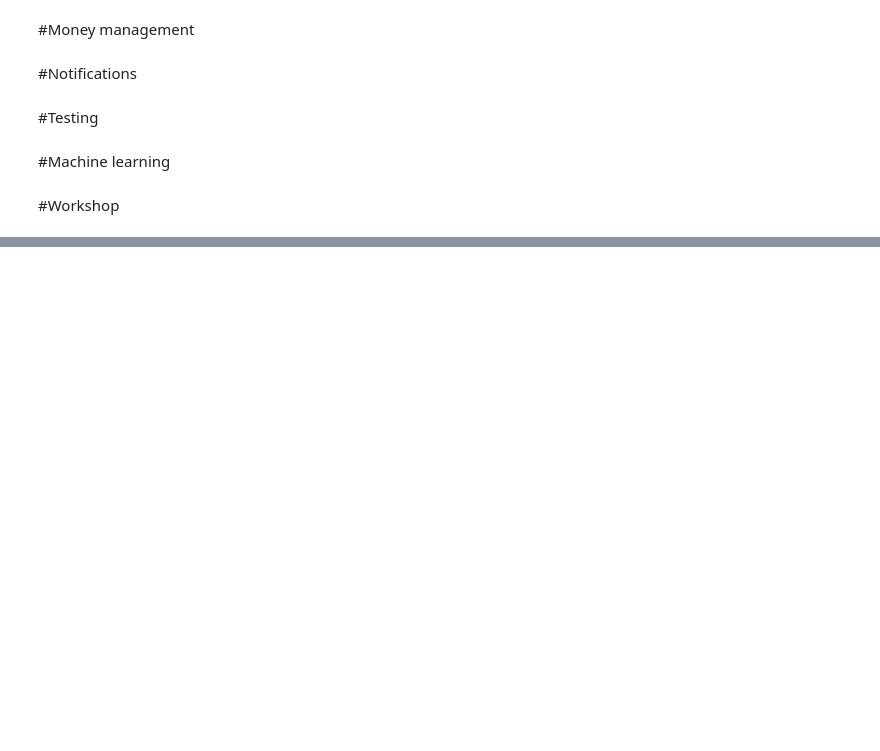
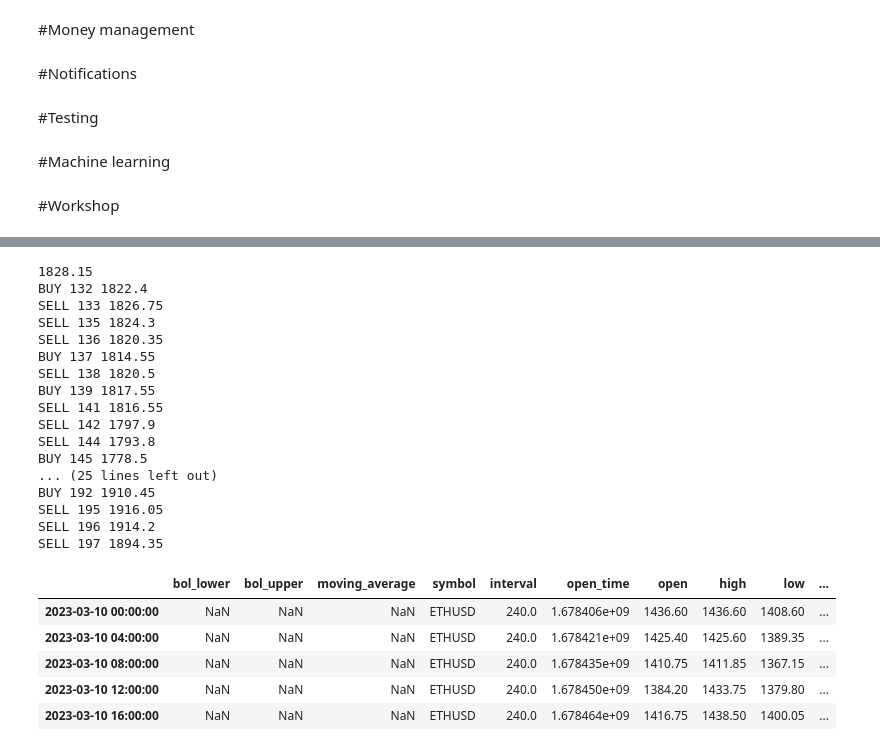
Before and after one commit to Lasttrader/LT_finance_and_trading, a Jupyter notebook: 09_04_2023_fintech.ipynb, the cells around one changed output, grey strips where cells are left out. Drawn from its saved outputs; the diff is of its cells as text; code cells hidden in the pictures; blank space fills up the shorter version.

```diff
--- a/09_04_2023_fintech.ipynb
+++ b/09_04_2023_fintech.ipynb
@@ -438,0 +532,57 @@ plt.show()
+# %%
+# simple trader
+data['long_position'] = None
+data['long_stop_loss'] = None
+data['long_take_profit'] = None
+
+data['short_position'] = None
+data['short_stop_loss'] = None
+data['short_take_profit'] = None
+
+long_position_list = []
+long_stop_loss_list = []
+long_take_profit_list = []
+
+short_position_list = []
+short_stop_loss_list = []
+short_take_profit_list = []
+
+for i in range(len(data['high'])):
+  #check the trend
+  if (data['high'][i] > data['high'][i-1]) & (data['low'][i] > data['low'][i-1]) & (data['close'][i] > data['close'][i-1]):
+    print(f'BUY {i}', data['close'][i-1])
+
+    #open long position
+    long_position = data['close'][i-1]
+    data['long_position'][i] = long_position
+    long_position_list.append(long_position)
+
+    #place SL
+    stop_loss = data['low'][i-1] - 10
+    data['long_stop_loss'][i] = stop_loss
+    long_stop_loss_list.append(stop_loss)
+
+    #place TP
+    take_profit = long_position + (long_position - stop_loss) * 3
+    data['long_take_profit'][i] = take_profit
+    long_take_profit_list.append(take_profit)
+
+  if (data['high'][i] < data['high'][i-1]) & (data['low'][i] < data['low'][i-1]) & (data['close'][i] < data['close'][i-1]):
+    print(f'SELL {i}', data['close'][i-1])
+
+    short_position = data['close'][i-1]
+    data['short_position'][i] = short_position
+    short_position_list.append(short_position)
+
+    #place SL
+    short_stop_loss = data['high'][i-1] + 10
+    data['short_stop_loss'][i] = short_stop_loss
+    short_stop_loss_list.append(short_stop_loss)
+
+    #place TP
+    short_take_profit = short_position - (short_stop_loss - short_position) * 3
+    data['short_take_profit'][i] = short_take_profit
+    short_take_profit_list.append(short_take_profit)
+
+data.head(5)
+# %% [output]
@@ -438,0 +623,23 @@ plt.show()
+1828.15
+BUY 132 1822.4
+SELL 133 1826.75
+SELL 135 1824.3
+SELL 136 1820.35
+BUY 137 1814.55
+SELL 138 1820.5
+BUY 139 1817.55
+SELL 141 1816.55
+SELL 142 1797.9
+SELL 144 1793.8
+BUY 145 1778.5
+... (25 lines left out)
+BUY 192 1910.45
+SELL 195 1916.05
+SELL 196 1914.2
+SELL 197 1894.35
+|  | bol_lower | bol_upper | moving_average | symbol | interval | open_time | open | high | low | ... |
+| 2023-03-10 00:00:00 | NaN | NaN | NaN | ETHUSD | 240.0 | 1.678406e+09 | 1436.60 | 1436.60 | 1408.60 | ... |
+| 2023-03-10 04:00:00 | NaN | NaN | NaN | ETHUSD | 240.0 | 1.678421e+09 | 1425.40 | 1425.60 | 1389.35 | ... |
+| 2023-03-10 08:00:00 | NaN | NaN | NaN | ETHUSD | 240.0 | 1.678435e+09 | 1410.75 | 1411.85 | 1367.15 | ... |
+| 2023-03-10 12:00:00 | NaN | NaN | NaN | ETHUSD | 240.0 | 1.678450e+09 | 1384.20 | 1433.75 | 1379.80 | ... |
+| 2023-03-10 16:00:00 | NaN | NaN | NaN | ETHUSD | 240.0 | 1.678464e+09 | 1416.75 | 1438.50 | 1400.05 | ... |
```
Also changed, not shown: parts of 35 cells of this notebook.
